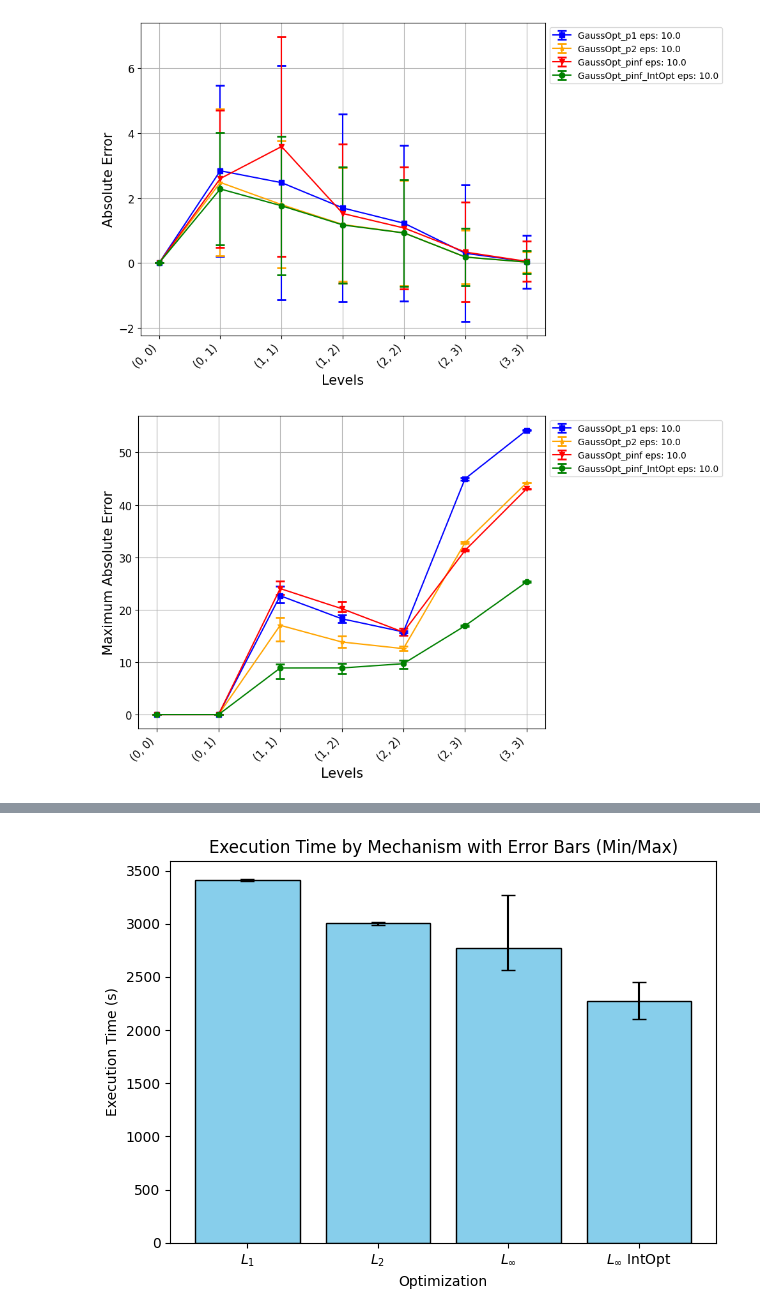
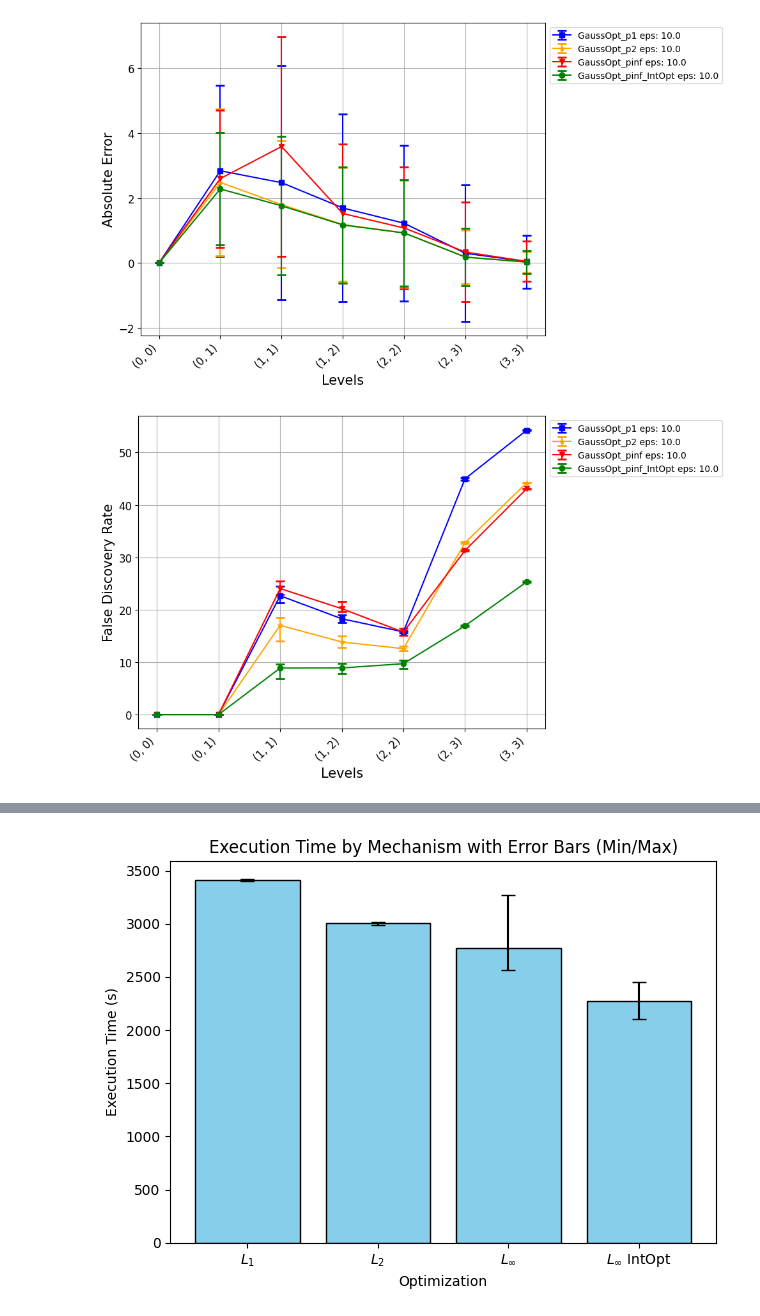
Before and after one commit to aidaLabDEI/TDA_hierarchical, a Jupyter notebook: notebooks/plots.ipynb, the cells around one changed output, grey strips where cells are left out. Cells and saved outputs as stored; diff of their text form; code cells hidden in the pictures.

```diff
--- a/notebooks/plots.ipynb
+++ b/notebooks/plots.ipynb
@@ -4,7 +4,8 @@ import matplotlib.pyplot as plt
 # %%
 import pickle
-folder_path = ("../results/Italy")
-filename = "results.pickle"
+folder_path = "../results/synthetic_random_branching_dense"
+filename = "results_1.pickle"
+
 with open(folder_path + "/" + filename, 'rb') as f:
     metrics = pickle.load(f)
 # %%
@@ -91,34 +98,34 @@ plt.show()
 import matplotlib.pyplot as plt
 
 array = metrics["false_discovery_rate"]
 fig, ax = plt.subplots(figsize=(10, 6))
 for i, mechanism in enumerate(mechanisms):
     for j, epsilon in enumerate(metrics["epsilons"]):
         # plot error bar line for each level using min max
         error = np.array([np.mean(array[i, j], axis=0) - np.min(array[i, j], axis=0),
                           np.max(array[i, j], axis=0) - np.mean(array[i, j], axis=0)])
         ax.errorbar(range(len(levels)), np.mean(array[i, j], axis=0), yerr=error,
                     label=mechanism + f" eps: {epsilon}",
                     fmt=markers[j][i], color=colors[i], capsize=5, capthick=2)
 # Setting labels and ticks
-ax.set_ylabel("Maximum Absolute Error", fontsize=15)
+ax.set_ylabel("False Discovery Rate", fontsize=15)
 ax.set_xlabel("Levels", fontsize=15)  # Optional: Add an x-label for clarity
 ax.set_xticks(range(len(levels)))
 ax.set_xticklabels(levels, rotation=45, ha='right')  # Set oblique labels
 # augment font size
 plt.xticks(fontsize=12)
 plt.yticks(fontsize=12)
 # Display the plot
 plt.grid(True)
 plt.tight_layout()
-# plt.savefig(f"../plots/Italy/max_error_nolegend.pdf", dpi=300)
+plt.savefig(f"{folder_path}/false_discovery_rate_nolegend.pdf", dpi=300)
 # Adding a legend
 plt.legend()
 # put the legend outside
 plt.legend(loc='upper left', bbox_to_anchor=(1, 1))
 # save
 plt.tight_layout()
-# plt.savefig(f"../plots/Italy/max_error.pdf", dpi=300)
+plt.savefig(f"{folder_path}/false_discovery_rate.pdf", dpi=300)
 plt.show()
 # %% [output]
-[figure, old version]
+[figure, new version]
```
Also changed, not shown: parts of 6 cells of this notebook, 16 other files.
